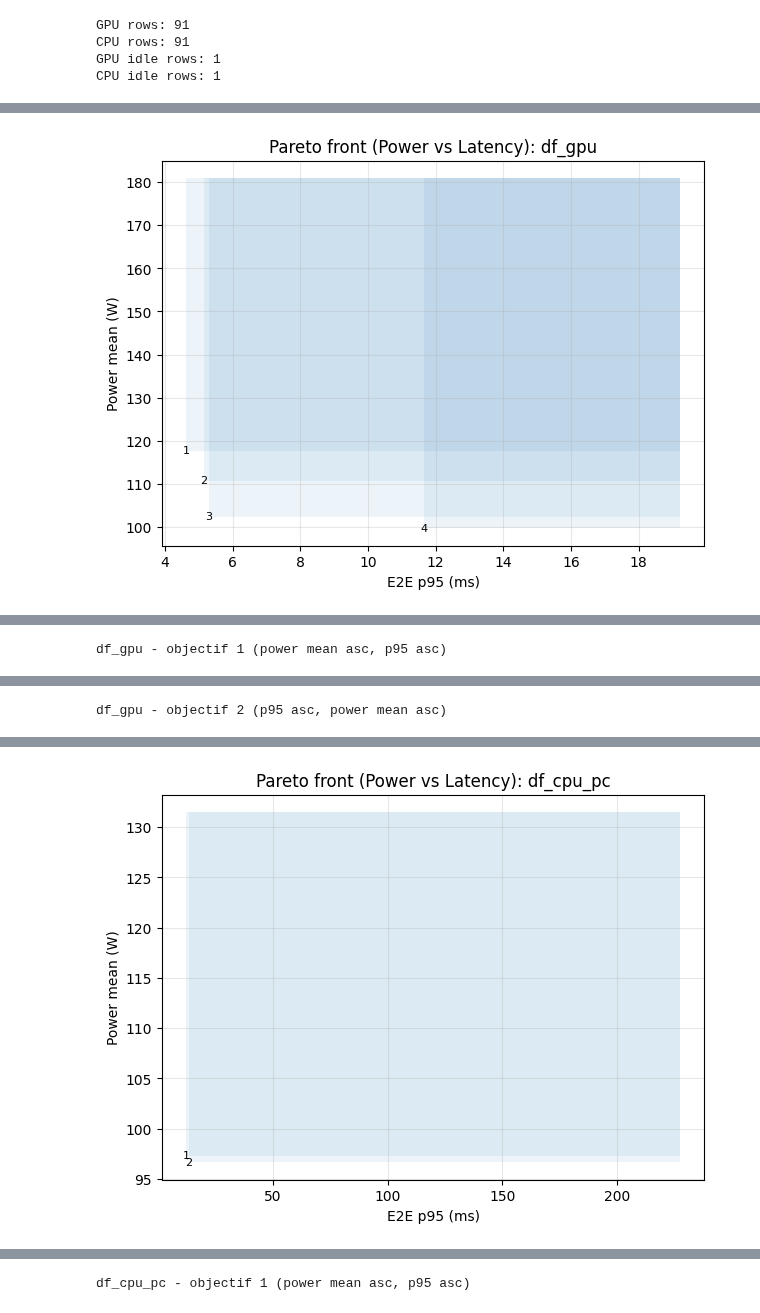
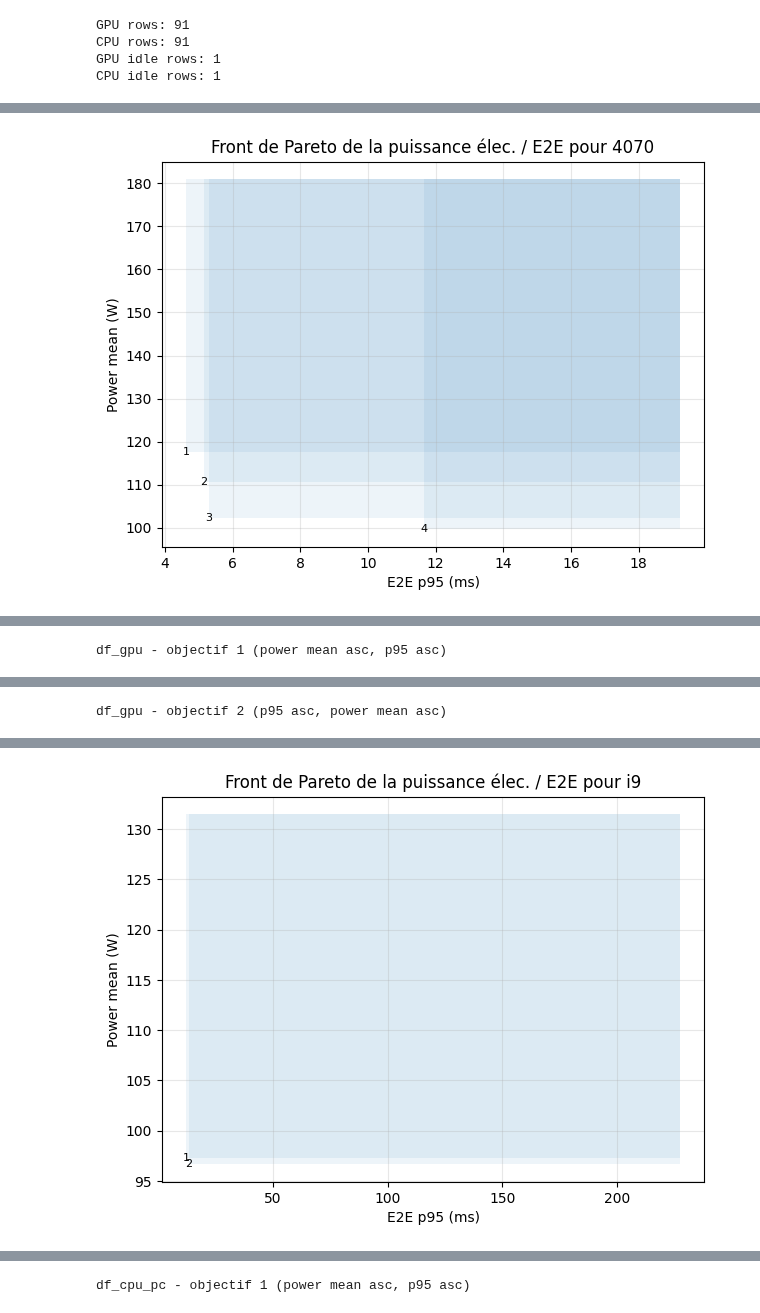
Before and after one commit to NathanAmoussou/3d_edge_object_detection, a Jupyter notebook: notebooks/bench_aggregate_by_hardware.ipynb, the cells around one changed output, grey strips where cells are left out. Saved outputs shown, nothing was run; the diff lists cells and outputs as text; code cells hidden in the pictures.

```diff
--- a/notebooks/bench_aggregate_by_hardware.ipynb
+++ b/notebooks/bench_aggregate_by_hardware.ipynb
@@ -60,6 +60,10 @@ df_gpu = aggregate_by_hardware(df, "GPU_")
 df_cpu_pc = aggregate_by_hardware(df, "CPU_ORT_PC")
 df_cpu_pi = aggregate_by_hardware(df, "CPU_ORT_PI4")
 df_oak = aggregate_by_hardware(df, "OAK_")
+df_orin_ort = aggregate_by_hardware(df, "Jetson_Orin_ORT")
+if df_orin_ort.empty:
+    df_orin_ort = aggregate_by_hardware(df, "ORIN_ORT")
+df_orin_trt = aggregate_by_hardware(df, "Jetson_Orin_TRT")
 
 
 dfs = {
@@ -67,6 +71,8 @@ dfs = {
     "cpu_pc": df_cpu_pc,
     "cpu_pi": df_cpu_pi,
     "oak": df_oak,
+    "orin_ort": df_orin_ort,
+    "orin_trt": df_orin_trt,
 }
 
 for name, d in dfs.items():
@@ -123,6 +130,19 @@ CPU idle rows: 1
 import re
 import numpy as np
 import matplotlib.pyplot as plt
+
+LABEL_MAP = {
+    "df_gpu": "4070",
+    "df_cpu": "i9",
+    "df_cpu_pc": "i9",
+    "df_cpu_pi": "Pi",
+    "df_oak": "Oak",
+    "df_orin_trt": "Orin",
+    "df_orin_ort": "Orin ORT",
+}
+
+def _label(name: str) -> str:
+    return LABEL_MAP.get(name, name)
 
 def pareto_min_max(df: pd.DataFrame, min_col: str, max_col: str) -> pd.DataFrame:
     work = df.copy()
@@ -212,7 +232,7 @@ for name, pdf in pareto_dfs.items():
     work = all_dfs[name]
     work = work[(work["Phase"] == "run") & work["Latency_p95"].notna() & work["mAP50"].notna()]
     ref_x = work["Latency_p95"].max() * 1.05
-    ref_y = max(0.0, work["mAP50"].min() - 0.02)
+    ref_y = max(0.0, (work["mAP50"] * 100).min() - 2.0)
 
     fig, ax = plt.subplots(figsize=(7, 5))
 
@@ -221,7 +241,7 @@ for name, pdf in pareto_dfs.items():
         ax.fill_between(
             [row["Latency_p95"], ref_x],
             ref_y,
-            row["mAP50"],
+            row["mAP50"] * 100,
             color="tab:blue",
             alpha=0.08,
             linewidth=0,
@@ -231,15 +251,15 @@ for name, pdf in pareto_dfs.items():
     for _, row in pdf.iterrows():
         ax.text(
             row["Latency_p95"],
-            row["mAP50"],
+            row["mAP50"] * 100,
             str(int(row["Pareto_id"])),
             fontsize=8,
             ha="center",
             va="center",
         )
     ax.set_xlabel("E2E p95 (ms)")
-    ax.set_ylabel("mAP@50")
-    ax.set_title(f"Pareto front: {name}")
+    ax.set_ylabel("mAP@50 (%)")
+    ax.set_title(f"Front de Pareto du mAP@50 / E2E pour {_label(name)}")
     ax.grid(True, alpha=0.3)
     plt.show()
 
@@ -429,6 +466,19 @@ df_cpu_pi - objectif 2 (p95 asc, mAP50 desc)
 # Pareto: Latency p95 (min) vs Power mean (min)
 import numpy as np
 import matplotlib.pyplot as plt
+
+LABEL_MAP = {
+    "df_gpu": "4070",
+    "df_cpu": "i9",
+    "df_cpu_pc": "i9",
+    "df_cpu_pi": "Pi",
+    "df_oak": "Oak",
+    "df_orin_trt": "Orin",
+    "df_orin_ort": "Orin ORT",
+}
+
+def _label(name: str) -> str:
+    return LABEL_MAP.get(name, name)
 
 def pareto_min_min(df: pd.DataFrame, x_col: str, y_col: str) -> pd.DataFrame:
     work = df.copy()
@@ -506,7 +556,7 @@ for name, pdf in pareto_power_dfs.items():
 
     ax.set_xlabel("E2E p95 (ms)")
     ax.set_ylabel("Power mean (W)")
-    ax.set_title(f"Pareto front (Power vs Latency): {name}")
+    ax.set_title(f"Front de Pareto de la puissance élec. / E2E pour {_label(name)}")
     ax.grid(True, alpha=0.3)
     plt.show()
 
@@ -527,34 +577,34 @@ for name, pdf in pareto_power_dfs.items():
     # Objective tables
     run = work.copy()
     pareto_map = pdf[["Hardware", "Model_Name", "Latency_p95", "Power_W_Mean", "Pareto_id_power"]]
     run = run.merge(
         pareto_map,
         on=["Hardware", "Model_Name", "Latency_p95", "Power_W_Mean"],
         how="left",
     )
 
     cols = [
         "Hardware",
         "Model_Name",
         "Latency_p95",
         "Power_W_Mean",
         "mAP50",
         "Size_MB",
         "Pareto_id_power",
         "RAM_RSS_MB_Mean",
         "RAM_Sys_Used_MB_Mean",
         "VRAM_Used_MB_Mean",
     ]
 
     obj1 = run.sort_values(["Power_W_Mean", "Latency_p95"], ascending=[True, True]).head(3)
     obj2 = run.sort_values(["Latency_p95", "Power_W_Mean"], ascending=[True, True]).head(3)
 
     print(f"{name} - objectif 1 (power mean asc, p95 asc)")
     display(obj1[cols])
     print(f"{name} - objectif 2 (p95 asc, power mean asc)")
     display(obj2[cols])
 # %% [output]
-[figure, old version]
+[figure, new version]
 |  | Pareto_id_power | Label | mAP50 | Latency_p95 | Size_MB | Power_W_Mean | RAM_RSS_MB_Mean | ... |
 | 0 | 1 | s 256 fp32 ORT ALL | 0.5942 | 4.636667 | 36.12 | 117.666667 | 1866.75 | ... |
 | 1 | 2 | n 256 fp32 ORT BASIC | 0.4589 | 5.143333 | 10.07 | 110.666667 | 1867.53 | ... |
@@ -570,7 +620,7 @@ df_gpu - objectif 2 (p95 asc, power mean asc)
 | 63 | GPU_ORT_CUDA_ALL | yolo11s_256_fp32 | 4.636667 | 117.666667 | 0.5942 | 36.12 | 1.0 | 1866.75 | ... |
 | 64 | GPU_ORT_CUDA_BASIC | yolo11s_256_fp32 | 4.686667 | 142.333333 | 0.5942 | 36.12 | NaN | 1866.75 | ... |
 | 65 | GPU_ORT_CUDA_DISABLE | yolo11s_256_fp32 | 4.803333 | 142.666667 | 0.5942 | 36.12 | NaN | 1866.75 | ... |
-[figure, old version]
+[figure, new version]
 |  | Pareto_id_power | Label | mAP50 | Latency_p95 | Size_MB | Power_W_Mean | RAM_RSS_MB_Mean | ... |
 | 0 | 1 | n 256 fp32 ORT ALL | 0.4589 | 12.236667 | 10.07 | 97.333333 | 866.0 | ... |
 | 1 | 2 | n 256 fp16 ORT ALL | 0.4590 | 13.156667 | 5.07 | 96.666667 | 866.0 | ... |
```
Also changed, not shown: parts of 7 cells of this notebook.
